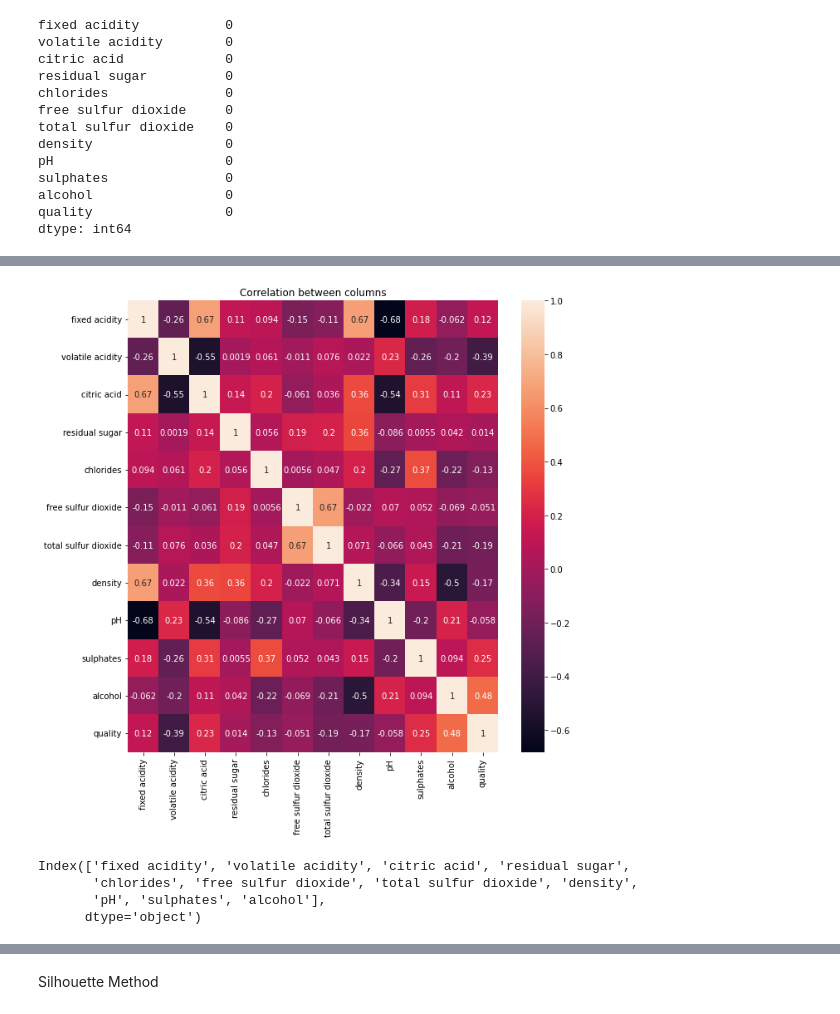
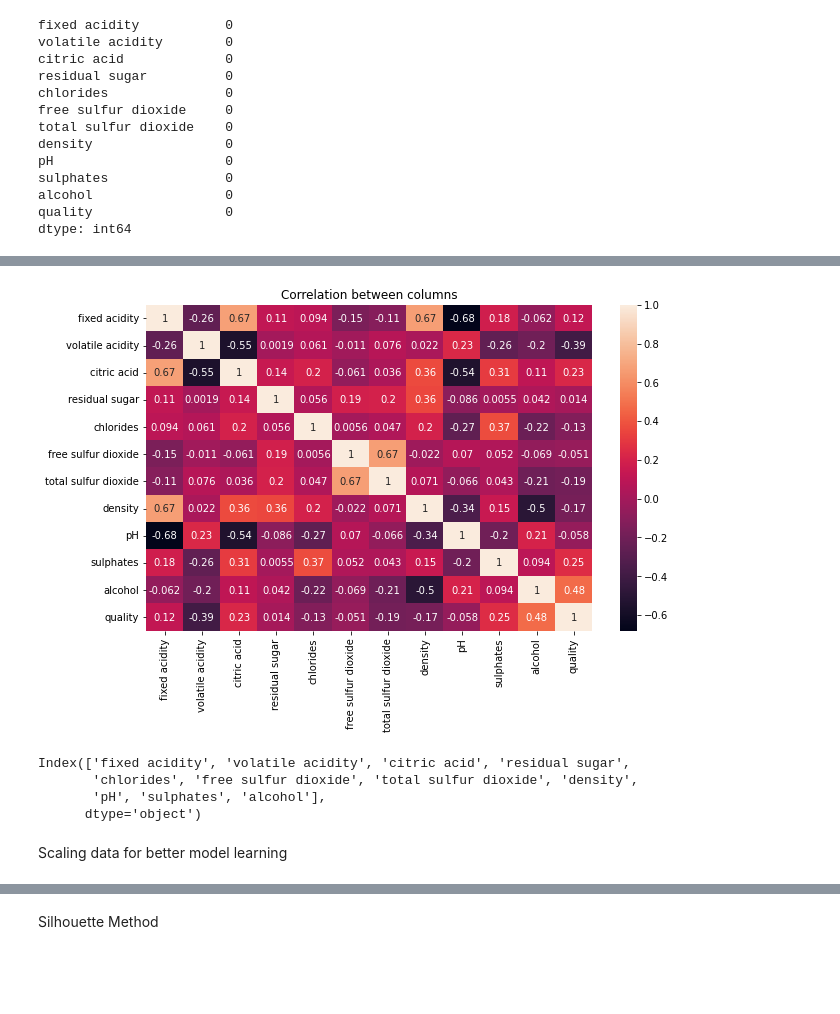
Before and after one commit to GeekiAdubea/Wine-Quality---KMeans-Clustering, a Jupyter notebook: Wine_Quality.ipynb, the cells around one changed output, grey strips where cells are left out. Cells and saved outputs as stored; diff of their text form; code cells hidden in the pictures; blank space fills up the shorter version.

```diff
--- a/Wine_Quality.ipynb
+++ b/Wine_Quality.ipynb
@@ -24,0 +24,8 @@ wine_df.head()
+# %%
+project_path = "/content/drive/MyDrive/Colab Notebooks"
+project_root = ".."
+
+data_path = os.path.join(project_path,'Wine Data','winequality-red.csv')
+
+wine_df = pd.read_csv(data_path)
+wine_df.head()
@@ -79,10 +79,10 @@ wine_df.describe()
 # %%
-plt.figure(figsize=(10,10))
+plt.figure(figsize=(10,6))
 sns.heatmap(wine_df.corr(), annot=True)
 plt.title("Correlation between columns")
 plt.show()
 # %% [output]
-[figure, old version]
+[figure, new version]
 # %%
 wine_df = wine_df.drop('quality', axis=1)
 wine_df.columns
@@ -93,0 +96,2 @@ Index(['fixed acidity', 'volatile acidity', 'citric acid', 'residual sugar',
+# %% [markdown]
+Scaling data for better model learning
```
Also changed, not shown: parts of 32 cells of this notebook.
